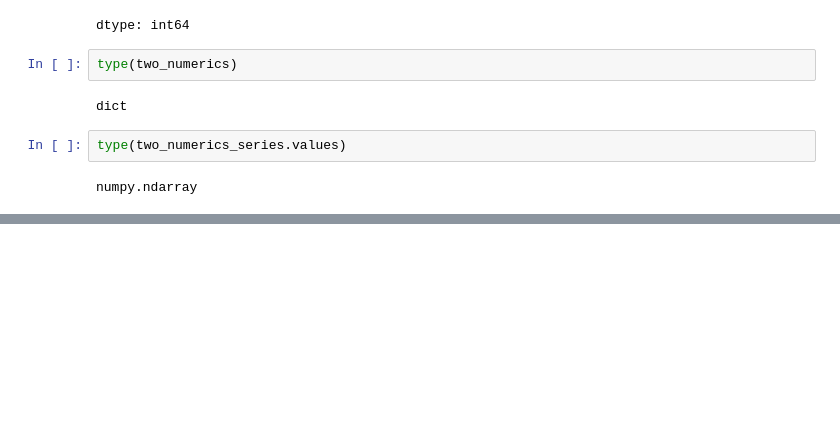
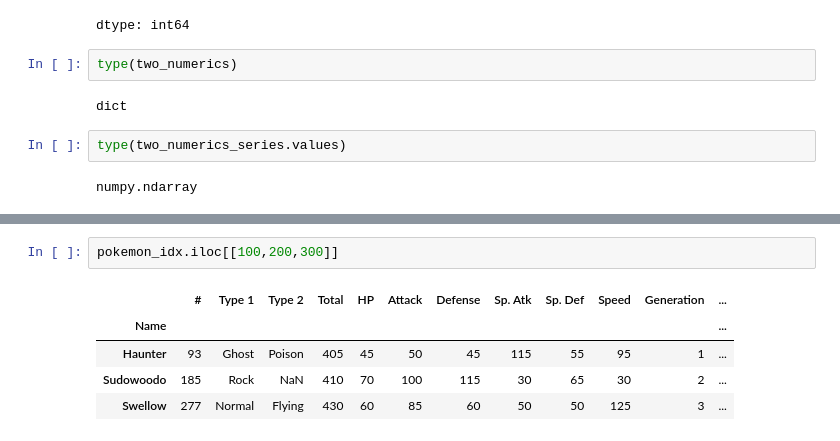
Before and after one commit to bcarmoai/Colab, a Jupyter notebook: Boris_course_code_Chapter_3_(BC).ipynb, the cells around one changed output, grey strips where cells are left out. Saved outputs shown, nothing was run; the diff lists cells and outputs as text; blank space fills up the shorter version.

```diff
--- a/Boris_course_code_Chapter_3_(BC).ipynb
+++ b/Boris_course_code_Chapter_3_(BC).ipynb
@@ -54,0 +325,8 @@ numpy.ndarray
+# %%
+pokemon_idx.iloc[[100,200,300]]
+# %% [output]
+|  | # | Type 1 | Type 2 | Total | HP | Attack | Defense | Sp. Atk | Sp. Def | Speed | Generation | ... |
+| Name |  |  |  |  |  |  |  |  |  |  |  | ... |
+| Haunter | 93 | Ghost | Poison | 405 | 45 | 50 | 45 | 115 | 55 | 95 | 1 | ... |
+| Sudowoodo | 185 | Rock | NaN | 410 | 70 | 100 | 115 | 30 | 65 | 30 | 2 | ... |
+| Swellow | 277 | Normal | Flying | 430 | 60 | 85 | 60 | 50 | 50 | 125 | 3 | ... |
```
Also changed, not shown: parts of 52 cells of this notebook.
